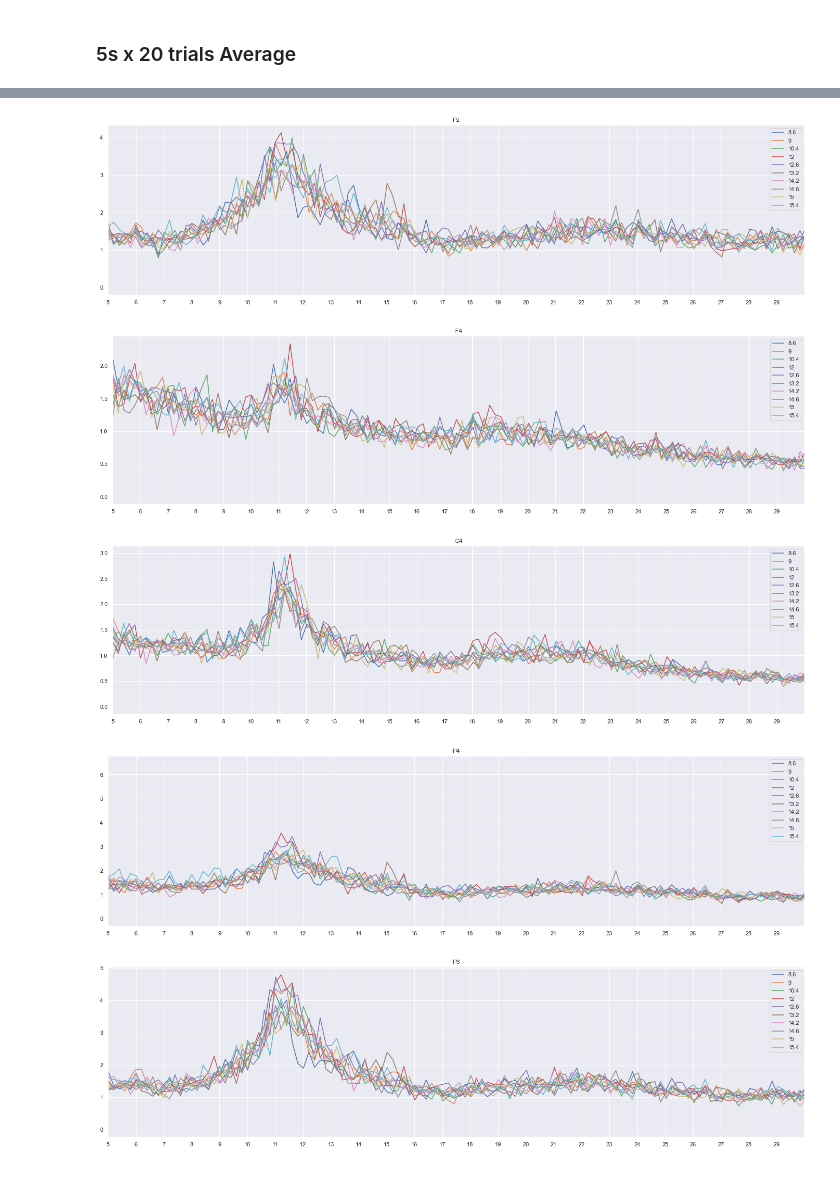
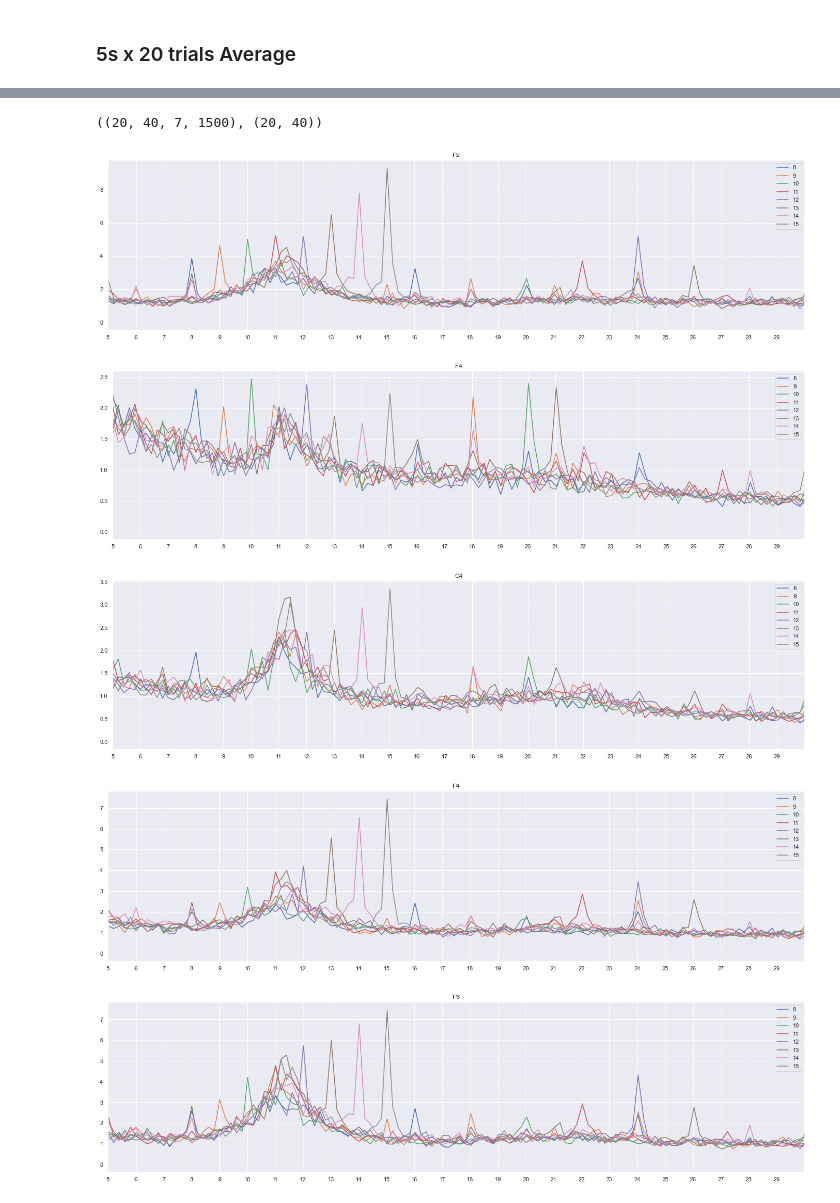
Before and after one commit to NeuroTech-UCSD/Oz-Speller, a Jupyter notebook: notebooks/Pilot_Data_Analysis[Michael].ipynb, the cells around one changed output, grey strips where cells are left out. Drawn from its saved outputs; the diff is of its cells as text; code cells hidden in the pictures.

```diff
--- a/notebooks/Pilot_Data_Analysis[Michael].ipynb
+++ b/notebooks/Pilot_Data_Analysis[Michael].ipynb
@@ -435,18 +369,58 @@ psd = psd.mean(axis=0) # take the mean psd across sessions
+# %%
+def shift_phase(data: np.ndarray, fk: float, phase: float, fs: int):
+    """
+    Perform phase shift on the time-series data
+
+    Args:
+        data: time series data with shape (..., timepoints)
+        fk: freq of the data
+        phase: the phase asssociated with the freq with units being rad [0, 2pi)
+        fs: sampling rate in Hz
+    """
+    shift_amount = int((2 * np.pi - phase) * fs / (2 * np.pi * fk))
+    return np.concatenate([data[..., shift_amount:], data[..., :shift_amount]], axis=-1)
+# %%
+# put targets into different buckets
+eeg_by_trial = []   # shape: (trials, num_targets, channels, timepoints)
+freq_by_trial = []  # shape: (trials, num_targets)
+for i in range(num_targets):
+    eeg_by_trial.append([])
+    freq_by_trial.append([])
+for i,freq in enumerate(trials):
+    eeg_by_trial[freq_tab[freq]].append(eeg[i])
+    freq_by_trial[freq_tab[freq]].append(freq)
+freq_by_trial = np.array(freq_by_trial).transpose(1, 0)
+eeg_by_trial = np.array(eeg_by_trial).transpose(1,0,2,3)   # resulting  shape: (trials, num_targets, channels, timepoints)
+freq_to_phase_func = np.vectorize(lambda freq: freq_phase_tab[freq])
+phase_by_trial = freq_to_phase_func(freq_by_trial)  # shape: (trials, num_targets)
+# %%
+eeg_by_trial.shape, phase_by_trial.shape
+# %% [output]
+((20, 40, 7, 1500), (20, 40))
+# %%
+# zero-phase the data
+eeg_by_trial_zero = np.empty(eeg_by_freq.shape) # shape: (trials, num_targets, channels, timepoints)
+for i, row in enumerate(eeg_by_freq.transpose(1, 0, 2, 3)): # shape: (num_targets, trials, channels, timepoints)
+    eeg_by_trial_zero[:, i, :, :] = shift_phase(row, freq_by_trial[0, i], 2 * np.pi - phase_by_trial[0, i], sampling_frequency)
 # %%
-# Visualize some of the targets on frequency domain
-target_interest = [8.6, 9, 10.4, 12, 12.6, 13.2, 14.2, 14.6, 15, 15.4]
+freqs = np.linspace(0.0, sampling_frequency / 2, timepoints_stimulus_duration // 2)
+psd = 2/(timepoints_stimulus_duration / 2)*np.abs(fft(eeg_by_trial_zero)[:,:,:,:timepoints_stimulus_duration // 2])
+psd = psd.mean(axis=0) # take the mean psd across sessions
+# visualize some of the targets on frequency domain
+# target_interest = [8.6, 9, 10.4, 12, 12.6, 13.2, 14.2, 14.6, 15, 15.4]
+target_interest = [8, 9, 10, 11, 12, 13, 14, 15]
 channel_interest = channels
 for channel in channel_interest:
     plt.figure(figsize=(24, 6))
     ax = plt.subplot()
     ax.set_xlim(5, 30)
     for freq in target_interest:
         sns.lineplot(x=freqs, y=psd[list(freq_tab.keys()).index(freq), channels.index(channel),:], ax=ax, label=freq)
     plt.title(channel)
     plt.xticks(range(5,30));
 # %% [output]
-[figure, old version]
+[figure, new version]
-[figure, old version]
+[figure, new version]
-[figure, old version]
+[figure, new version]
-[figure, old version]
+[figure, new version]
-[figure, old version]
+[figure, new version]
```
Also changed, not shown: parts of 39 cells of this notebook, 14 other files.
